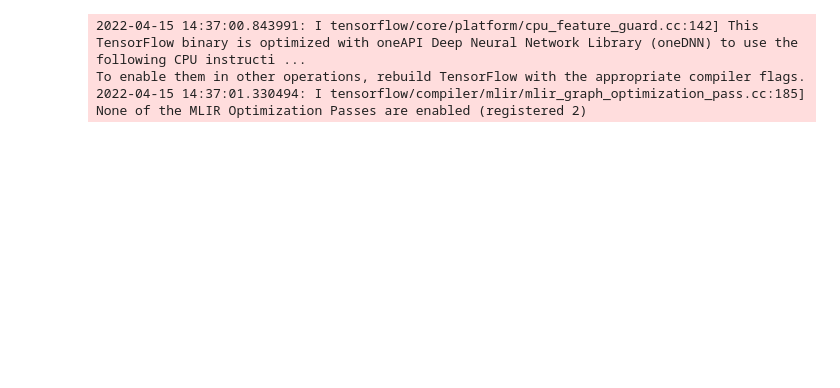
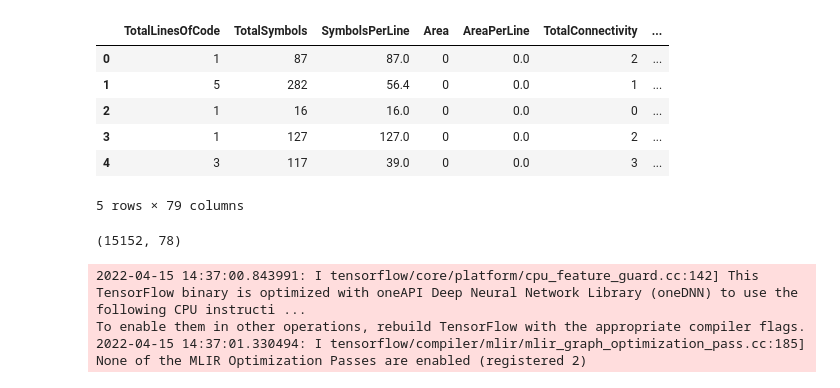
Before and after one commit to nguye639/extract-method-experiments, a Jupyter notebook: CNN-framework/normalizationTesting .ipynb, the cells around one changed output. Saved outputs shown, nothing was run; the diff lists cells and outputs as text; code cells hidden in the pictures; blank space fills up the shorter version.

```diff
--- a/CNN-framework/normalizationTesting .ipynb
+++ b/CNN-framework/normalizationTesting .ipynb
@@ -50,6 +50,19 @@ def normalize(data):
     for i in data.columns:
         data[i] = (data[i] - np.mean(data[i]))/np.std(data[i])
     return np.nan_to_num(data)
+# %%
+trainFull = pd.read_csv("PreprocessedData/trainFull.csv")
+testFull = pd.read_csv("PreprocessedData/testFull.csv")
+# %%
+trainFull.head()
+# %% [output]
+|  | TotalLinesOfCode | TotalSymbols | SymbolsPerLine | Area | AreaPerLine | TotalConnectivity | ... |
+| 0 | 1 | 87 | 87.0 | 0 | 0.0 | 2 | ... |
+| 1 | 5 | 282 | 56.4 | 0 | 0.0 | 1 | ... |
+| 2 | 1 | 16 | 16.0 | 0 | 0.0 | 0 | ... |
+| 3 | 1 | 127 | 127.0 | 0 | 0.0 | 2 | ... |
+| 4 | 3 | 117 | 39.0 | 0 | 0.0 | 3 | ... |
+5 rows × 79 columns
 # %%
 #Concatenate positive and negative samples
 trainFull = pd.read_csv("PreprocessedData/trainFull.csv")
@@ -59,20 +72,23 @@ trainFull = trainFull.sample(frac = 1)
 testFull = testFull.sample(frac = 1)
 
 #Reduce features and extract labels
-trainX = trainFull.iloc[:,:-2]
+trainX = trainFull.iloc[:,:-1]
 trainY = trainFull.iloc[:,-1]
-testX = testFull.iloc[:,:-2]
+testX = testFull.iloc[:,:-1]
 testY = testFull.iloc[:,-1]
 
 trainX = normalize(trainX)
 testX = normalize(testX)
 
+print(trainX.shape)
 #Reshape data to 3D for CNN
 
 trainX = trainX[..., None]
 trainY = trainY.to_numpy()[..., None]
 testX = testX[..., None]
 testY = testY.to_numpy()[..., None]
+# %% [output]
+(15152, 78)
 # %%
 def newModel(numConvFilters = 242, dropout = .215, numDenseNodes = 190):
     #Create new sequential model
```
Also changed, not shown: parts of 1 cell of this notebook.
